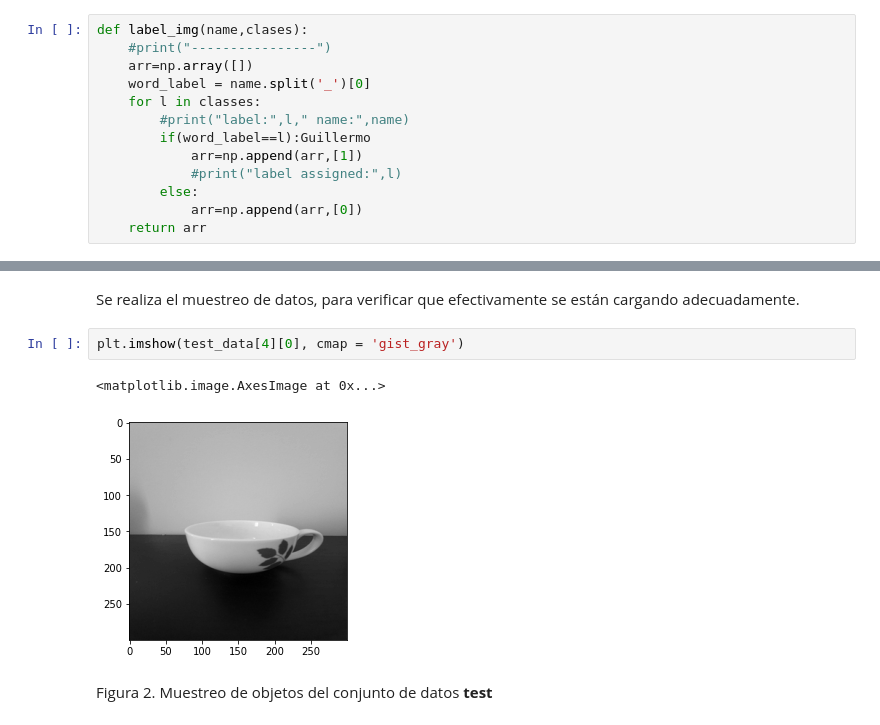
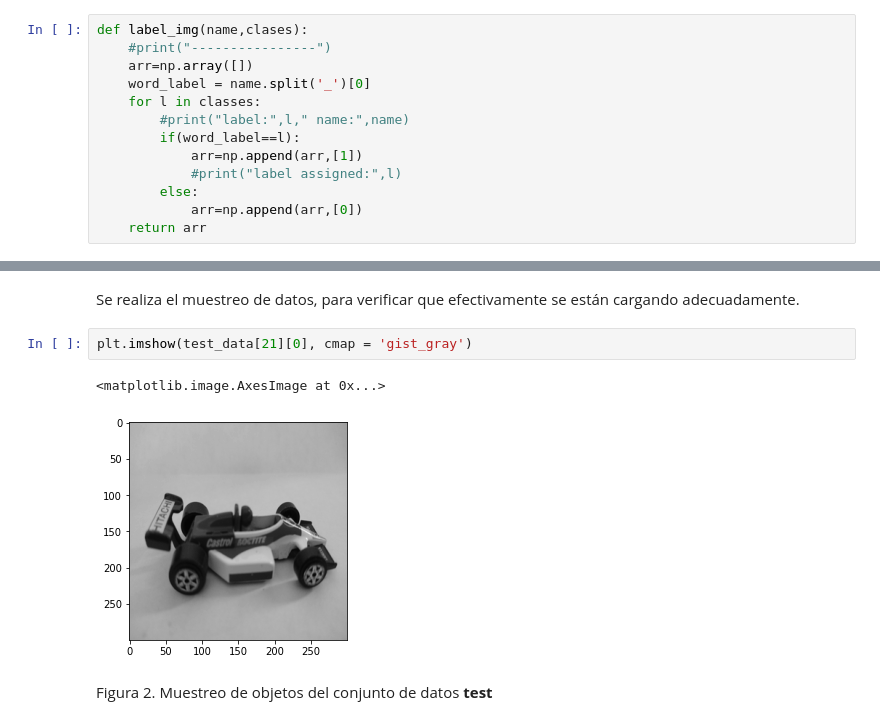
Before and after one commit to gbetanzos/objetos_ia, a Jupyter notebook: code/HAIA - Clasificador de Objetos.ipynb, the cells around one changed output, grey strips where cells are left out. Saved outputs shown, nothing was run; the diff lists cells and outputs as text.

Commit message:
data set fixed, partially

```diff
--- a/code/HAIA - Clasificador de Objetos.ipynb
+++ b/code/HAIA - Clasificador de Objetos.ipynb
@@ -68,7 +72,7 @@ def label_img(name,clases):
     word_label = name.split('_')[0]
     for l in classes:
         #print("label:",l," name:",name)
-        if(word_label==l):Guillermo
+        if(word_label==l):
             arr=np.append(arr,[1])
             #print("label assigned:",l)
         else:
@@ -244,10 +249,10 @@ test_data = load_test_data(classes)
 # %% [markdown]
 Se realiza el muestreo de datos, para verificar que efectivamente se están cargando adecuadamente.
 # %%
-plt.imshow(test_data[4][0], cmap = 'gist_gray')
+plt.imshow(test_data[21][0], cmap = 'gist_gray')
 # %% [output]
 <matplotlib.image.AxesImage at 0x...>
-[figure, old version]
+[figure, new version]
 # %% [markdown]
 Figura 2. Muestreo de objetos del conjunto de datos **test**
 # %% [markdown]
```
Also changed, not shown: parts of 10 cells of this notebook.
